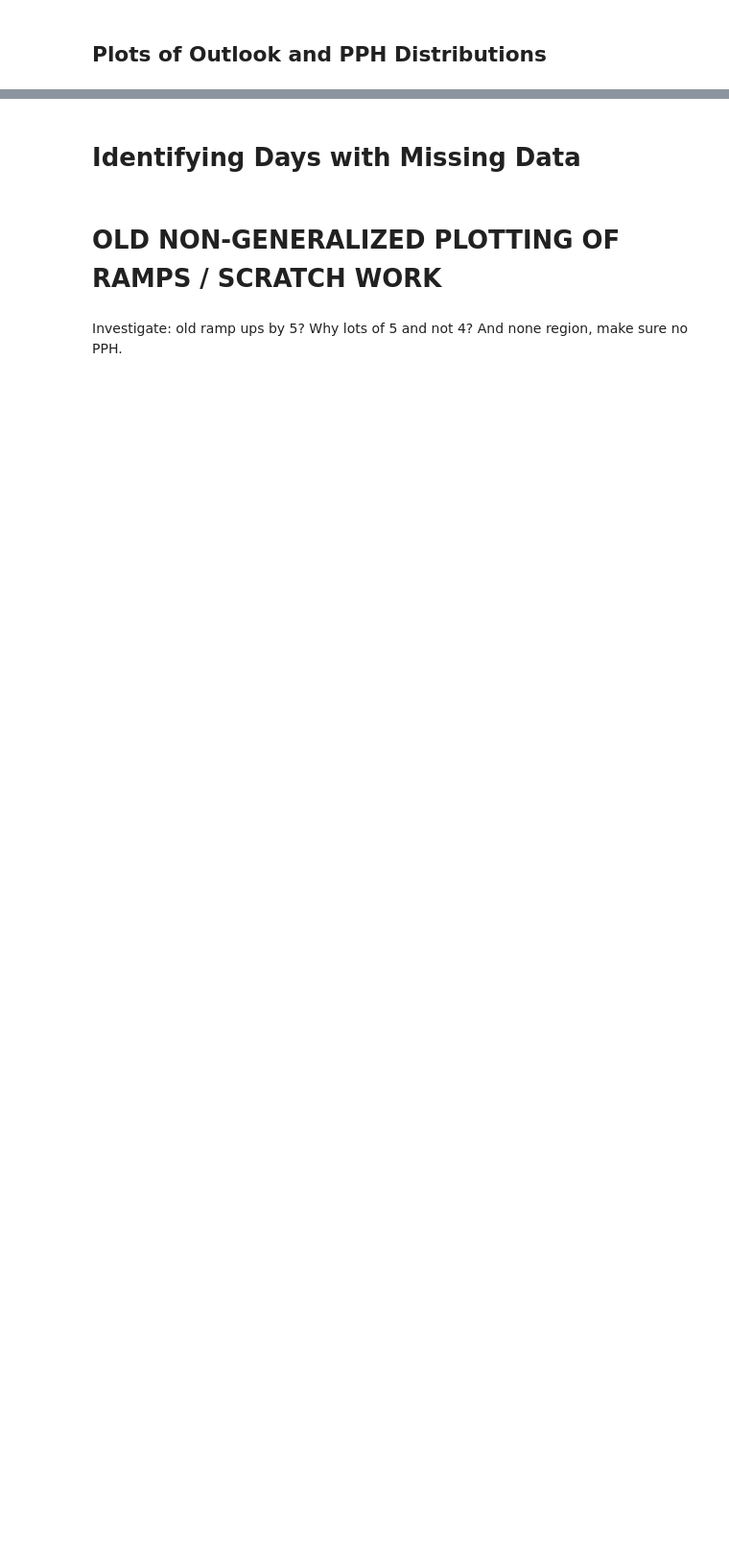
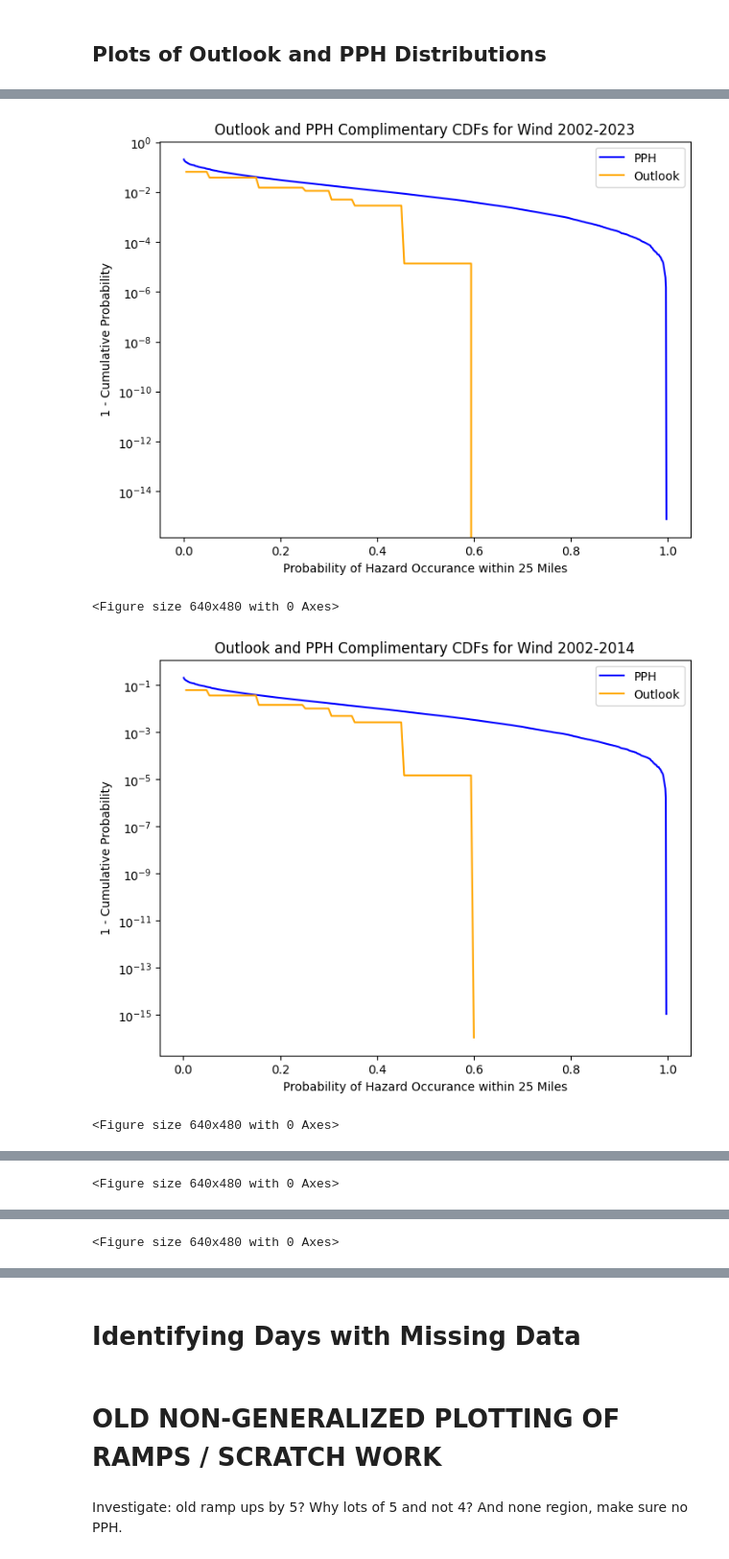
Before and after one commit to milesepstein13/severe-thunderstorm-analysis, a Jupyter notebook: explore_subsets.ipynb, the cells around one changed output, grey strips where cells are left out. Shown at 96% size. Saved outputs shown, nothing was run; the diff lists cells and outputs as text; code cells hidden in the pictures; blank space fills up the shorter version.

```diff
--- a/explore_subsets.ipynb
+++ b/explore_subsets.ipynb
@@ -799,35 +890,51 @@ for hazard in [' Wind', ' Hail', ' Tornado', '']:
     for i, mask in enumerate(masks):
         this_pph = pph.sel(time = mask[0])[pph_var_dict[hazard]]
         this_outlook = grid_outlooks.sel(time = mask[1], outlook = 'Day 1' + hazard)['prob']
+
+        # Create a boolean mask where conus_mask is a string
+        valid_points_mask = np.vectorize(lambda x: isinstance(x, str))(conus_mask)
+
+        # Ensure the mask matches the shape of the data (broadcast along time if needed)
+        valid_points_mask = np.expand_dims(valid_points_mask, axis=0)  # Add a time dimension
+        valid_points_mask_outlooks = np.broadcast_to(valid_points_mask, this_outlook.shape)  # Match shape
+        valid_points_mask_pph = np.broadcast_to(valid_points_mask, this_pph.shape)  # Match shape
+
+        # Filter the flattened data using the mask
+        this_outlook_vals = this_outlook.values[valid_points_mask_outlooks].flatten()
+        this_pph_vals = this_pph.values[valid_points_mask_pph].flatten()
         #
         plt.figure(figsize=(8, 6))
-        this_outlook_vals = this_outlook.values.flatten()
 
-        counts, bin_edges = np.histogram(this_pph.values.flatten()/100, bins=1000, density=True)
+        counts, bin_edges = np.histogram(this_pph_vals/100, bins=1000, density=True)
         ccdf = 1 - np.cumsum(counts * np.diff(bin_edges))  # Cumulative sum to compute the CDF
         plt.plot(bin_edges[1:], ccdf, label="PPH", color="blue")
 
         counts, bin_edges = np.histogram(this_outlook_vals, bins=100, density=True)
         ccdf = 1 - np.cumsum(counts * np.diff(bin_edges))  # Cumulative sum to compute the CDF
         plt.plot(bin_edges[1:], ccdf, label="Outlook", color="orange")
 
         #sns.kdeplot(this_pph.values.flatten()/100, cumulative = True, label="PPH", color="blue")
         #sns.kdeplot(this_outlook_vals, cumulative = True, label="Outlook", color="orange")
         plt.xlabel("Probability of Hazard Occurance within 25 Miles")
         plt.ylabel("1 - Cumulative Probability")
         plt.yscale('log')
         if hazard == '':
             haz = ' All-Hazard'
         else:
             haz = hazard
         if i == 0:
             ds = '2002-2023'
         elif i == 1:
             ds = '2002-2014'
         else:
             ds = '2014-2023'
         plt.title("Outlook and PPH Complimentary CDFs for" + haz + " " + ds)
         plt.legend()
         plt.savefig('plots/results/cdfs/mdt_' + haz.replace(' ', '').replace('-', '') + ds.replace('-', '') + '.png')
         plt.show()
         plt.clf()
+# %% [output]
+[figure, added]
+<Figure size 640x480 with 0 Axes>
+[figure, added]
+<Figure size 640x480 with 0 Axes>
@@ -833,0 +942 @@ for hazard in [' Wind', ' Hail', ' Tornado', '']:
+<Figure size 640x480 with 0 Axes>
@@ -833,0 +944 @@ for hazard in [' Wind', ' Hail', ' Tornado', '']:
+<Figure size 640x480 with 0 Axes>
```
Also changed, not shown: parts of 5 cells of this notebook, 53 other files.
